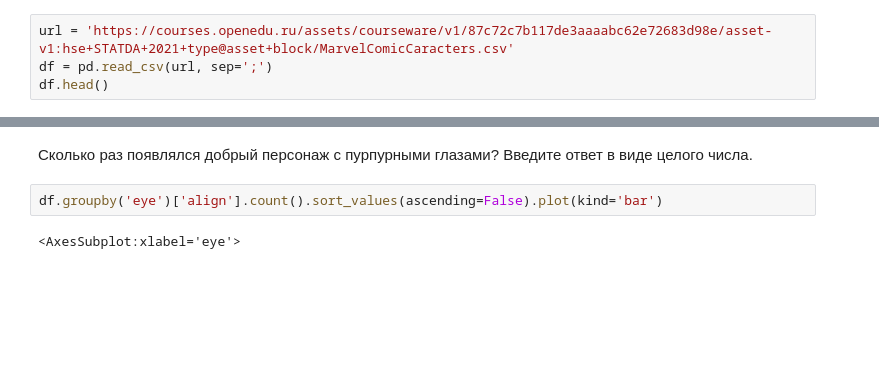
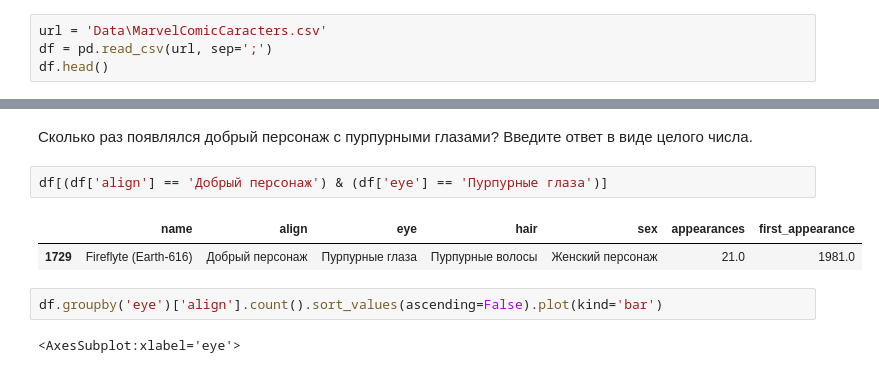
Before and after one commit to MACTEP-Python/Statistic_for_DA_HSE, a Jupyter notebook: HW2.ipynb, the cells around one changed output, grey strips where cells are left out. Saved outputs shown, nothing was run; the diff lists cells and outputs as text; blank space fills up the shorter version.

```diff
--- a/HW2.ipynb
+++ b/HW2.ipynb
@@ -5,5 +5,5 @@ import matplotlib.pyplot as plt
 # %%
-url = 'https://courses.openedu.ru/assets/courseware/v1/87c72c7b117de3aaaabc62e72683d98e/asset-v1:hse+STATDA+2021+type@asset+block/MarvelComicCaracters.csv'
+url = 'Data\MarvelComicCaracters.csv'
 df = pd.read_csv(url, sep=';')
 df.head()
 # %% [output]
@@ -70,5 +112,10 @@ Name: sex, dtype: int64
 # %% [markdown]
 Сколько раз появлялся добрый персонаж с пурпурными глазами? Введите ответ в виде целого числа.
+# %%
+df[(df['align'] == 'Добрый персонаж') & (df['eye'] == 'Пурпурные глаза')]
+# %% [output]
+|  | name | align | eye | hair | sex | appearances | first_appearance |
+| 1729 | Fireflyte (Earth-616) | Добрый персонаж | Пурпурные глаза | Пурпурные волосы | Женский персонаж | 21.0 | 1981.0 |
 # %%
 df.groupby('eye')['align'].count().sort_values(ascending=False).plot(kind='bar')
 # %% [output]
```
Also changed, not shown: parts of 7 cells of this notebook.
